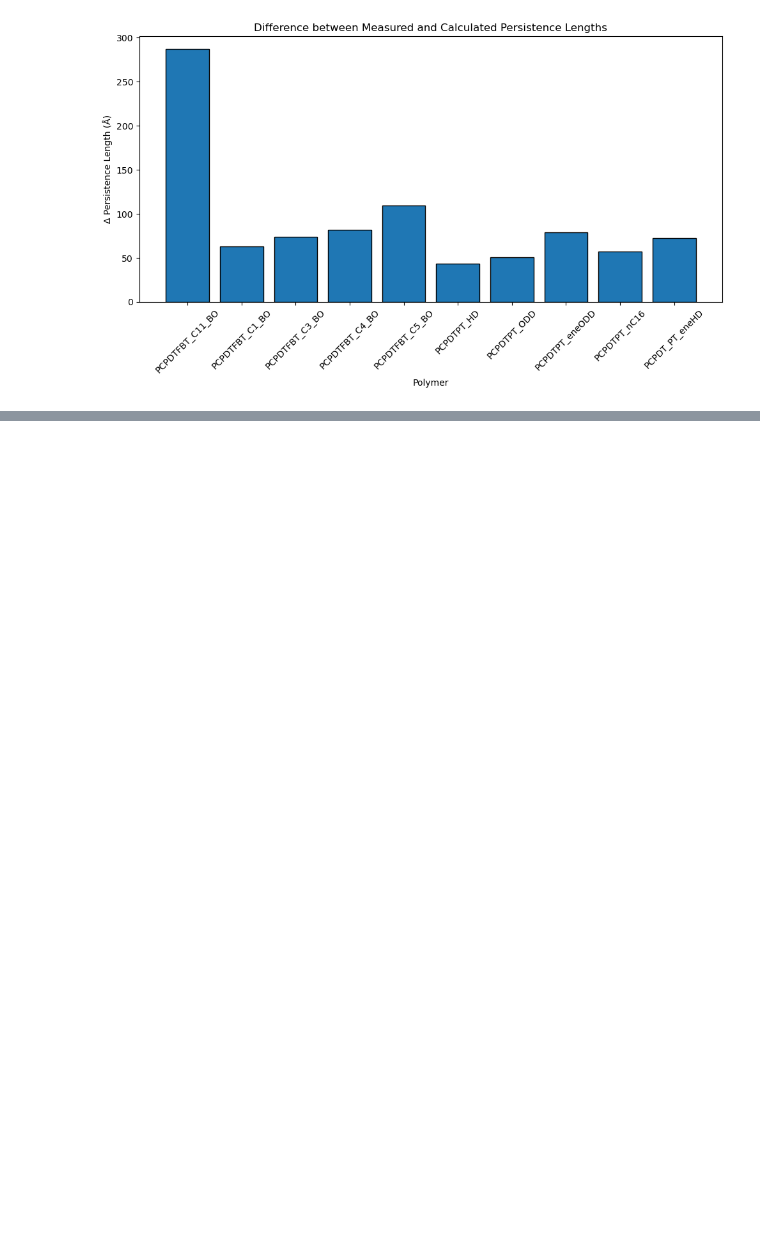
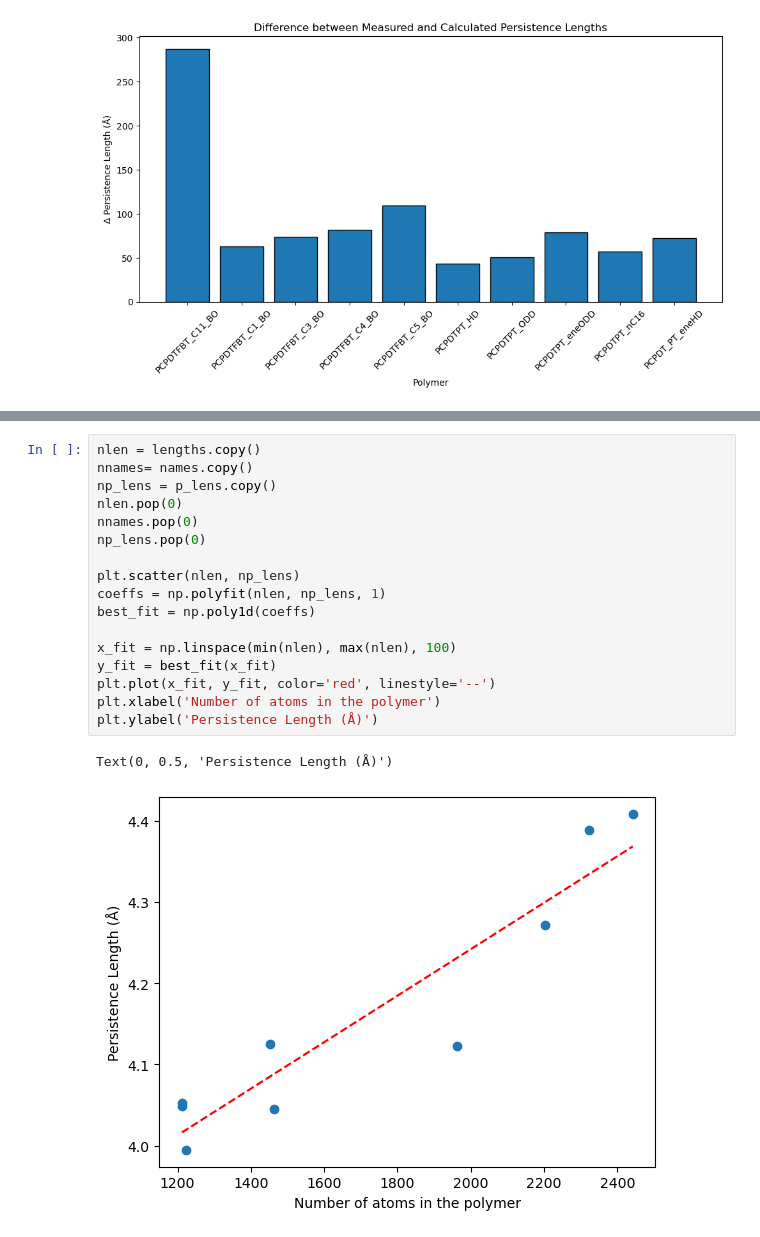
Before and after one commit to cmelab/pl-validation, a Jupyter notebook: data_analysis.ipynb, the cells around one changed output, grey strips where cells are left out. Cells and saved outputs as stored; diff of their text form; blank space fills up the shorter version.

```diff
--- a/data_analysis.ipynb
+++ b/data_analysis.ipynb
@@ -54,0 +85,20 @@ plt.show()
+# %%
+nlen = lengths.copy()
+nnames= names.copy()
+np_lens = p_lens.copy()
+nlen.pop(0)
+nnames.pop(0)
+np_lens.pop(0)
+
+plt.scatter(nlen, np_lens)
+coeffs = np.polyfit(nlen, np_lens, 1)
+best_fit = np.poly1d(coeffs)
+
+x_fit = np.linspace(min(nlen), max(nlen), 100)
+y_fit = best_fit(x_fit)
+plt.plot(x_fit, y_fit, color='red', linestyle='--')
+plt.xlabel('Number of atoms in the polymer')
+plt.ylabel('Persistence Length (Å)')
+# %% [output]
+Text(0, 0.5, 'Persistence Length (Å)')
+[figure, added]
```
Also changed, not shown: parts of 8 cells of this notebook, 5 other files.
